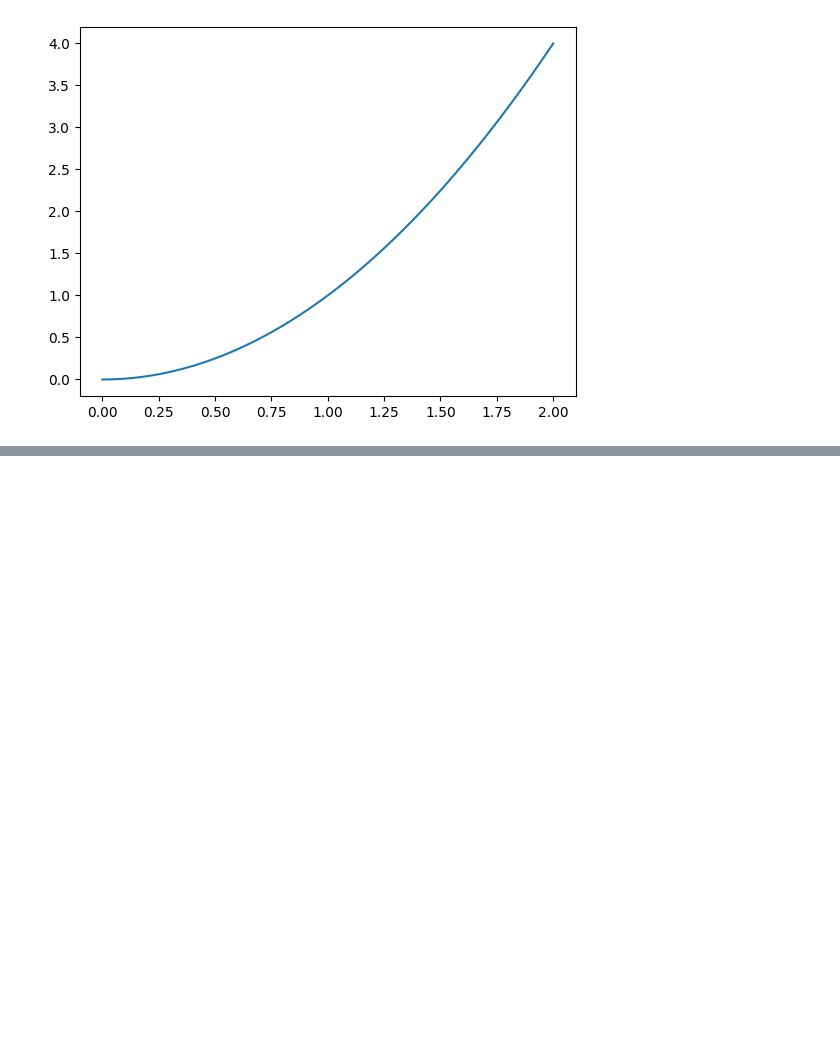
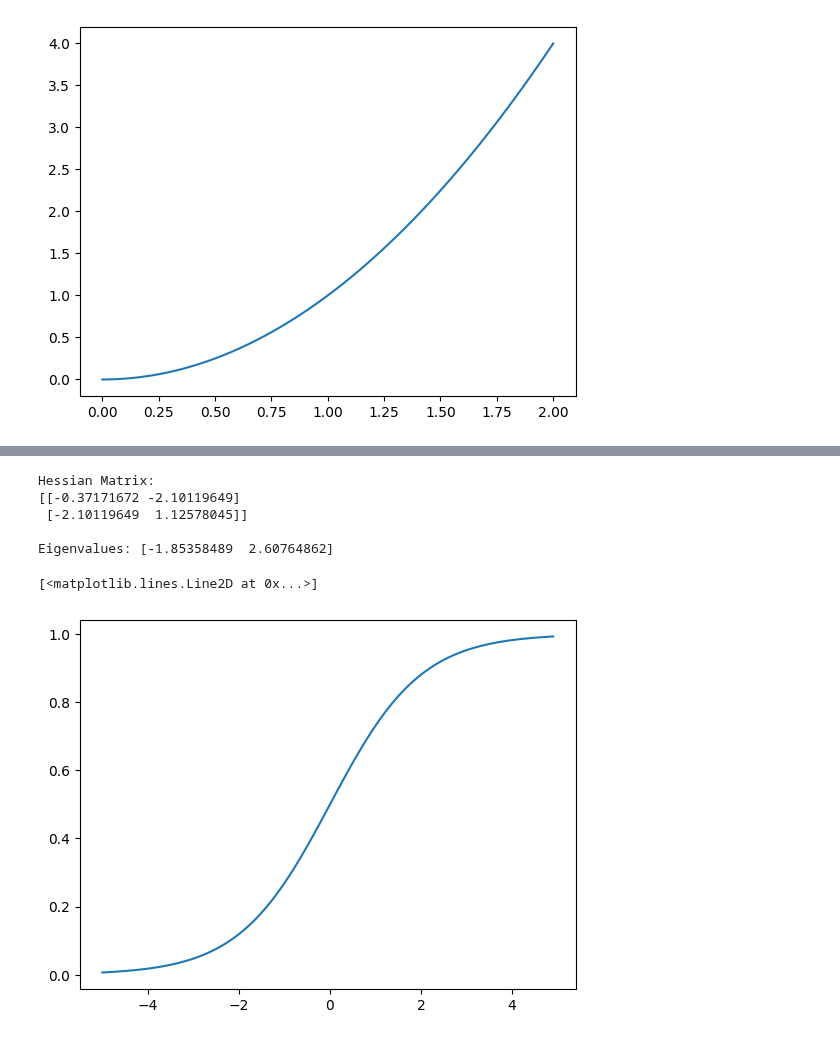
Before and after one commit to solarecho3/vectors, a Jupyter notebook: calculus.ipynb, the cells around one changed output, grey strips where cells are left out. Cells and saved outputs as stored; diff of their text form; code cells hidden in the pictures; blank space fills up the shorter version.

```diff
--- a/calculus.ipynb
+++ b/calculus.ipynb
@@ -82,0 +115,70 @@ def area_dx(d,x):
+# %%
+import numpy as np
+
+# Simple neural network with one hidden layer
+# Loss function: L = (y - ŷ)²
+# ŷ = w2 * sigmoid(w1 * x + b1) + b2
+# where sigmoid(z) = 1/(1 + e^(-z))
+
+def sigmoid(z):
+    return 1 / (1 + np.exp(-z))
+
+def sigmoid_derivative(z):
+    s = sigmoid(z)
+    return s * (1 - s)
+
+def sigmoid_second_derivative(z):
+    s = sigmoid(z)
+    return s * (1 - s) * (1 - 2*s)
+
+# Example computation for a single data point
+x = 2.0    # input
+y = 1.0    # true output
+w1 = 0.5   # weight 1
+w2 = 0.8   # weight 2
+b1 = 0.1   # bias 1
+b2 = 0.0   # bias 2
+
+# Forward pass
+z1 = w1 * x + b1
+a1 = sigmoid(z1)
+y_pred = w2 * a1 + b2
+
+# Loss
+L = (y - y_pred)**2
+
+# Hessian matrix computation
+# The Hessian is a 2x2 matrix of second derivatives with respect to w1 and w2
+# [∂²L/∂w1², ∂²L/∂w1∂w2]
+# [∂²L/∂w2∂w1, ∂²L/∂w2²]
+
+# Computing each element of the Hessian
+d2L_dw1_2 = (2 * w2**2 * x**2 * (sigmoid_second_derivative(z1) * (y - y_pred) - sigmoid_derivative(z1)**2))
+
+d2L_dw2_2 = 2 * sigmoid(z1)**2
+
+d2L_dw1w2 = 2 * x * (sigmoid_derivative(z1) * (y - y_pred) - w2 * sigmoid(z1))
+
+# Construct the Hessian matrix
+hessian = np.array([
+    [d2L_dw1_2, d2L_dw1w2],
+    [d2L_dw1w2, d2L_dw2_2]
+])
+
+print("Hessian Matrix:")
+print(hessian)
+
+# Analyze the Hessian
+eigenvalues = np.linalg.eigvals(hessian)
+print("\nEigenvalues:", eigenvalues)
+# %% [output]
+Hessian Matrix:
+[[-0.37171672 -2.10119649]
+ [-2.10119649  1.12578045]]
+
+Eigenvalues: [-1.85358489  2.60764862]
+# %%
+plt.plot(np.arange(-5,5,0.1), sigmoid(np.arange(-5,5,0.1)))
+# %% [output]
+[<matplotlib.lines.Line2D at 0x...>]
+[figure, added]
```
Also changed, not shown: parts of 4 cells of this notebook, 2 other files.
